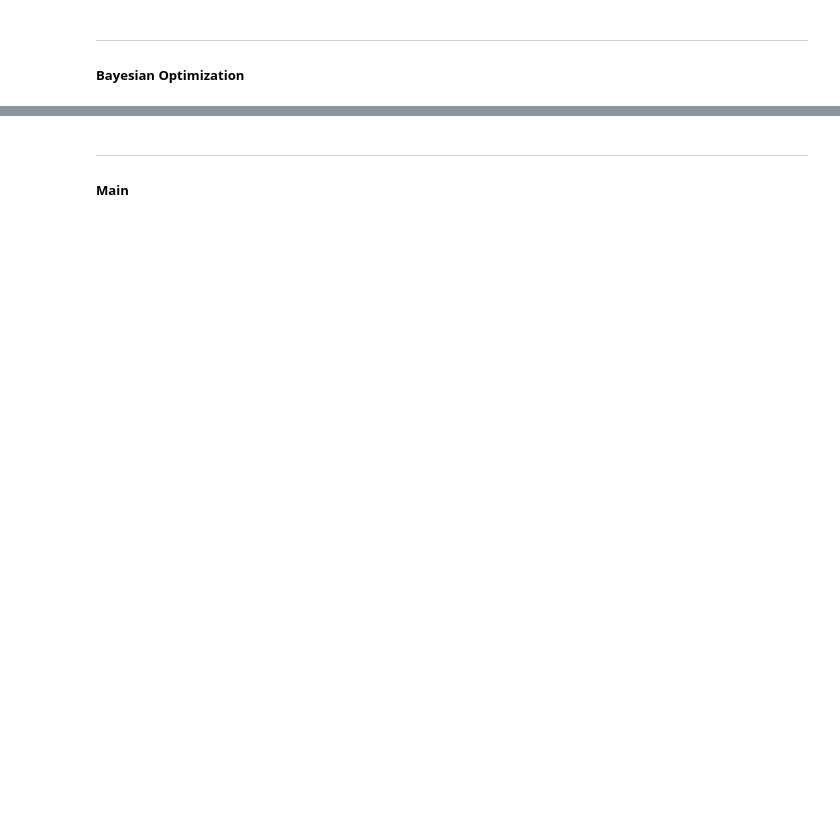
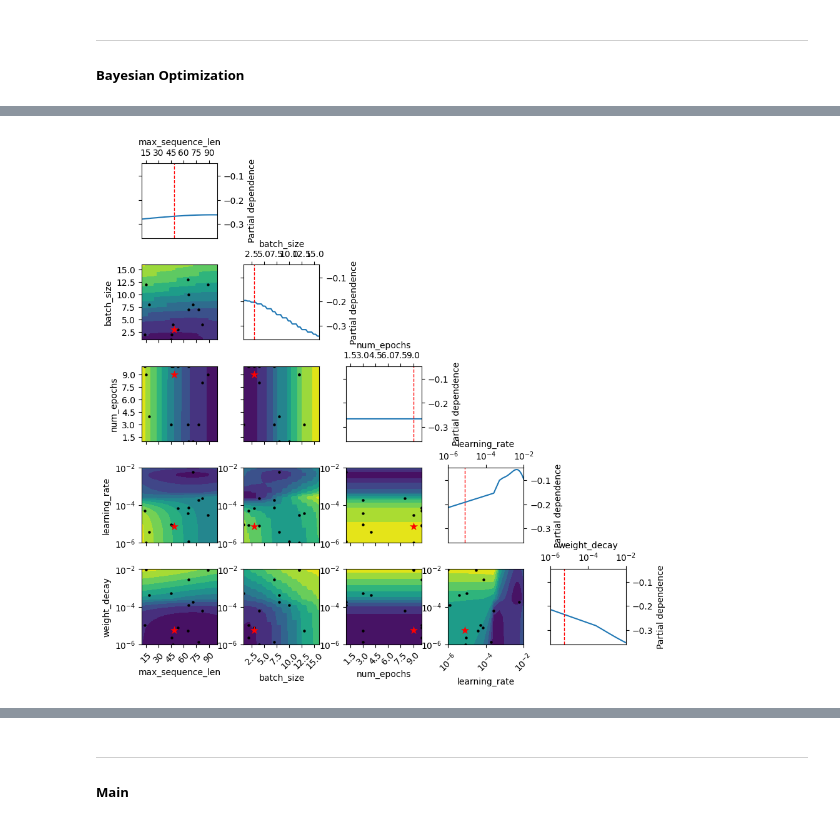
Before and after one commit to Nid989/IDAML2_Project, a Jupyter notebook: idaml2_project.ipynb, the cells around one changed output, grey strips where cells are left out. Drawn from its saved outputs; the diff is of its cells as text; code cells hidden in the pictures; blank space fills up the shorter version.

```diff
--- a/idaml2_project.ipynb
+++ b/idaml2_project.ipynb
@@ -1237,0 +1277,6 @@ def t_objective_fxn(max_sequence_len: int, batch_size: int, num_epochs: int,
+# %%
+# Plot objective using loaded results
+plot_objective(loaded_res_gp_t)
+plt.show()
+# %% [output]
+[figure, added]
```
Also changed, not shown: parts of 34 cells of this notebook.
